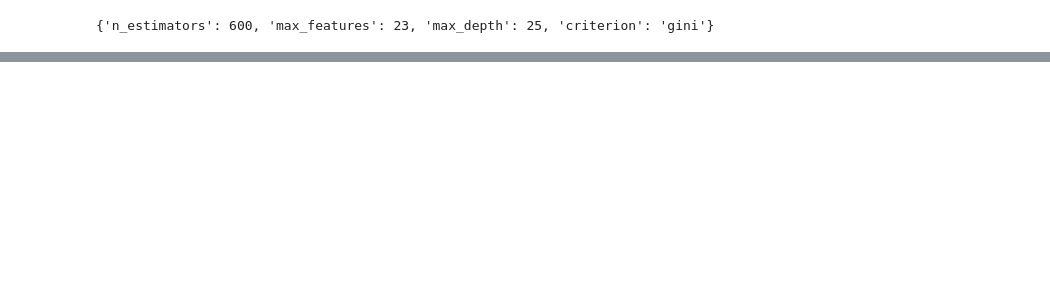
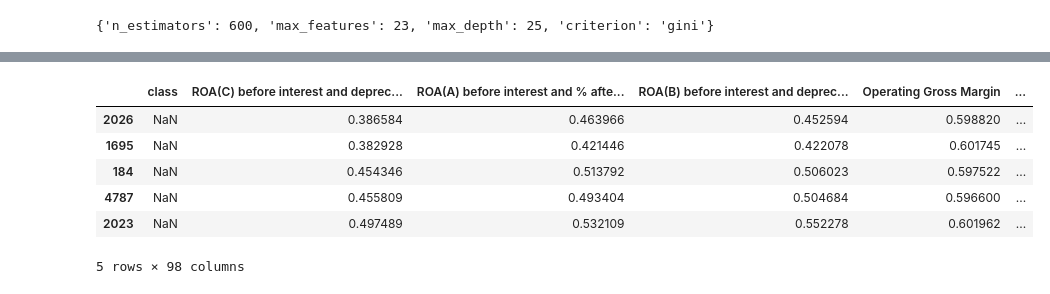
Before and after one commit to Karlajack/MachineLearning1, a Jupyter notebook: Capstone_Project_Taiwainese_bankruptcy_ML1.ipynb, the cells around one changed output, grey strips where cells are left out. Drawn from its saved outputs; the diff is of its cells as text; code cells hidden in the pictures; blank space fills up the shorter version.

```diff
--- a/Capstone_Project_Taiwainese_bankruptcy_ML1.ipynb
+++ b/Capstone_Project_Taiwainese_bankruptcy_ML1.ipynb
@@ -260,0 +361,10 @@ print(scores, scores.mean())
+# %%
+de[de['y_test'] != de['y_pred']].head()
+# %% [output]
+|  | class | ROA(C) before interest and deprec... | ROA(A) before interest and % afte... | ROA(B) before interest and deprec... | Operating Gross Margin | ... |
+| 2026 | NaN | 0.386584 | 0.463966 | 0.452594 | 0.598820 | ... |
+| 1695 | NaN | 0.382928 | 0.421446 | 0.422078 | 0.601745 | ... |
+| 184 | NaN | 0.454346 | 0.513792 | 0.506023 | 0.597522 | ... |
+| 4787 | NaN | 0.455809 | 0.493404 | 0.504684 | 0.596600 | ... |
+| 2023 | NaN | 0.497489 | 0.532109 | 0.552278 | 0.601962 | ... |
+5 rows × 98 columns
```
Also changed, not shown: parts of 11 cells of this notebook.
